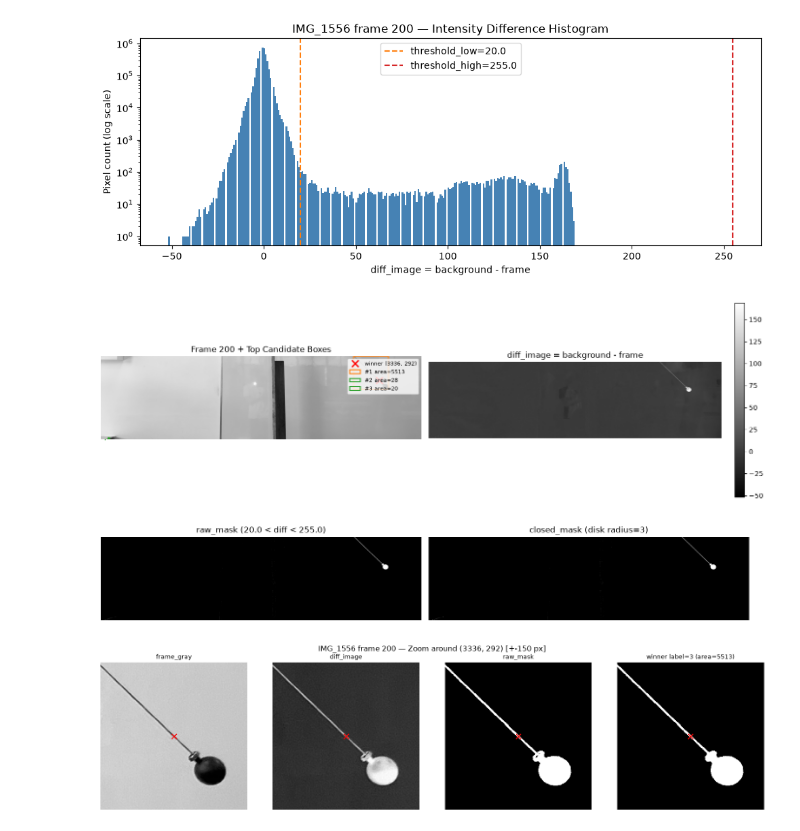
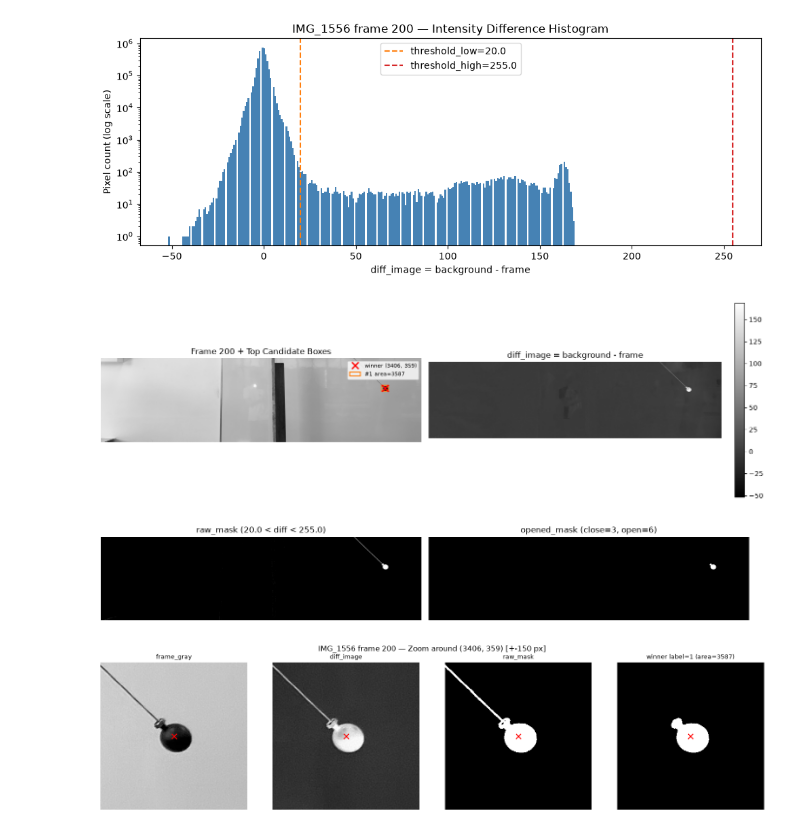
Before and after one commit to aaronbernal28/labo13-nuevos-videos-1080, a Jupyter notebook: notebooks/debug_frame_detection.ipynb, the cells around one changed output. Drawn from its saved outputs; the diff is of its cells as text; code cells hidden in the pictures.

```diff
--- a/notebooks/debug_frame_detection.ipynb
+++ b/notebooks/debug_frame_detection.ipynb
@@ -22,6 +22,7 @@ FRAME_INDEX: int = 200  # e.g. outlier frame 360 in IMG_1556, or normal frame 12
 THRESHOLD_LOW: float = 20.0
 THRESHOLD_HIGH: float = 255.0
 MORPHOLOGY_DISK_RADIUS: int = 3
+MORPHOLOGY_OPENING_DISK_RADIUS: int = 6
 ROI_Y_START: int = 1080
 ROI_Y_END: int = 2080
 ROI_X_START: int = 0
@@ -58,7 +59,10 @@ raw_mask = (diff_image > THRESHOLD_LOW) & (diff_image < THRESHOLD_HIGH)
 closed_mask = skimage.morphology.closing(
     raw_mask, skimage.morphology.disk(MORPHOLOGY_DISK_RADIUS)
 )
-labels = skimage.measure.label(closed_mask)
+opened_mask = skimage.morphology.opening(
+    closed_mask, skimage.morphology.disk(MORPHOLOGY_OPENING_DISK_RADIUS)
+)
+labels = skimage.measure.label(opened_mask)
 regions = sorted(skimage.measure.regionprops(labels), key=lambda r: float(r.area), reverse=True)
 
 if regions:
@@ -129,36 +119,36 @@ if not np.isnan(x_px) and not np.isnan(y_px):
 for rank, reg in enumerate(regions[:3], start=1):
     min_r, min_c, max_r, max_c = reg.bbox
     rect = patches.Rectangle(
         (min_c, min_r),
         max_c - min_c,
         max_r - min_r,
         linewidth=1.5,
         edgecolor="C1" if rank == 1 else "C2",
         facecolor="none",
         label=f"#{rank} area={int(reg.area)}",
     )
     ax_frame.add_patch(rect)
 ax_frame.set_title(f"Frame {FRAME_INDEX} + Top Candidate Boxes")
 ax_frame.legend(loc="upper right", fontsize=8)
 ax_frame.axis("off")
 
 im_diff = ax_diff.imshow(diff_image, cmap="gray")
 fig.colorbar(im_diff, ax=ax_diff, fraction=0.046, pad=0.04)
 ax_diff.set_title("diff_image = background - frame")
 ax_diff.axis("off")
 
 ax_raw.imshow(raw_mask, cmap="gray")
 ax_raw.set_title(f"raw_mask ({THRESHOLD_LOW} < diff < {THRESHOLD_HIGH})")
 ax_raw.axis("off")
 
-ax_closed.imshow(closed_mask, cmap="gray")
-ax_closed.set_title(f"closed_mask (disk radius={MORPHOLOGY_DISK_RADIUS})")
+ax_closed.imshow(opened_mask, cmap="gray")
+ax_closed.set_title(f"opened_mask (close={MORPHOLOGY_DISK_RADIUS}, open={MORPHOLOGY_OPENING_DISK_RADIUS})")
 ax_closed.axis("off")
 
 plt.tight_layout()
 plt.show()
 # %% [output]
-[figure, old version]
+[figure, new version]
 # %%
 if regions:
     winning_reg = regions[0]
@@ -190,4 +180,4 @@ if regions:
 else:
     print("No connected components found for current thresholds.")
 # %% [output]
-[figure, old version]
+[figure, new version]
```
Also changed, not shown: parts of 1 cell of this notebook.
